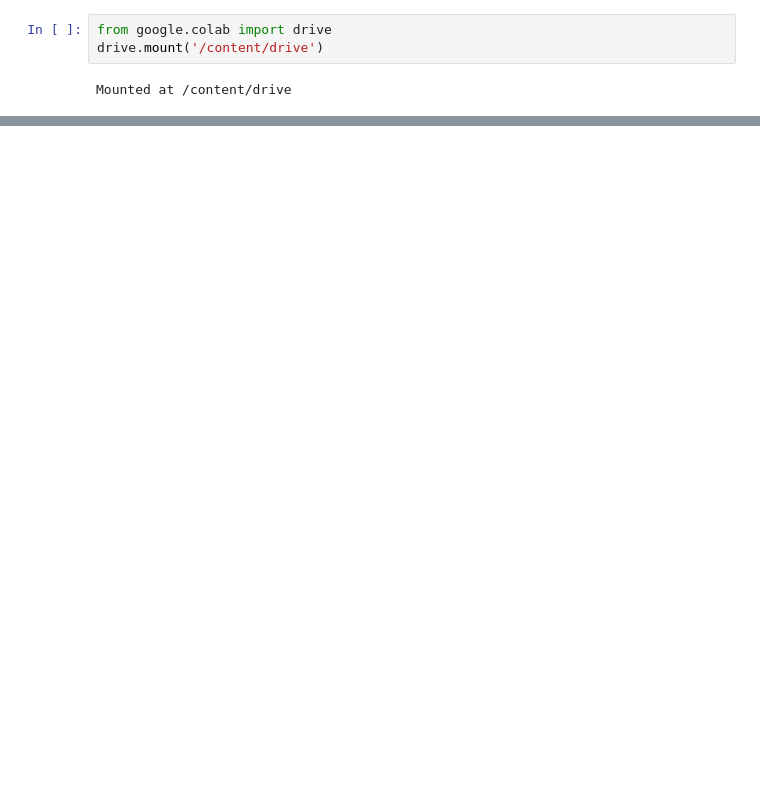
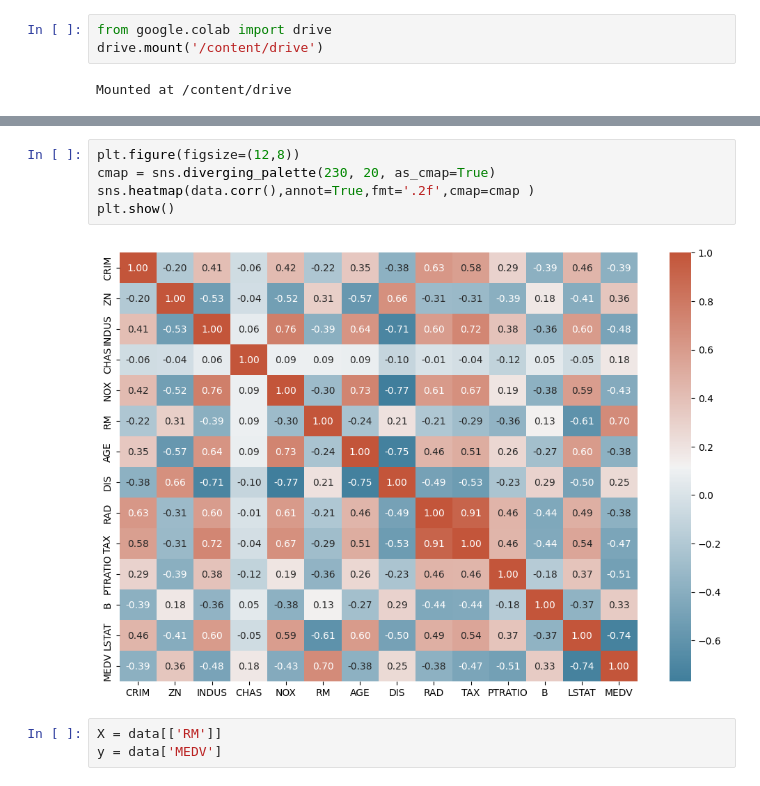
Before and after one commit to SJhawar1010/Advanced-Machine-Learning, a Jupyter notebook: 2348554_AML_Lab1.ipynb, the cells around one changed output, grey strips where cells are left out. Drawn from its saved outputs; the diff is of its cells as text; blank space fills up the shorter version.

```diff
--- a/2348554_AML_Lab1.ipynb
+++ b/2348554_AML_Lab1.ipynb
@@ -277,0 +147,10 @@ plt.show()
+# %%
+plt.figure(figsize=(12,8))
+cmap = sns.diverging_palette(230, 20, as_cmap=True)
+sns.heatmap(data.corr(),annot=True,fmt='.2f',cmap=cmap )
+plt.show()
+# %% [output]
+[figure, added]
+# %%
+X = data[['RM']]
+y = data['MEDV']
```
Also changed, not shown: parts of 40 cells of this notebook.
